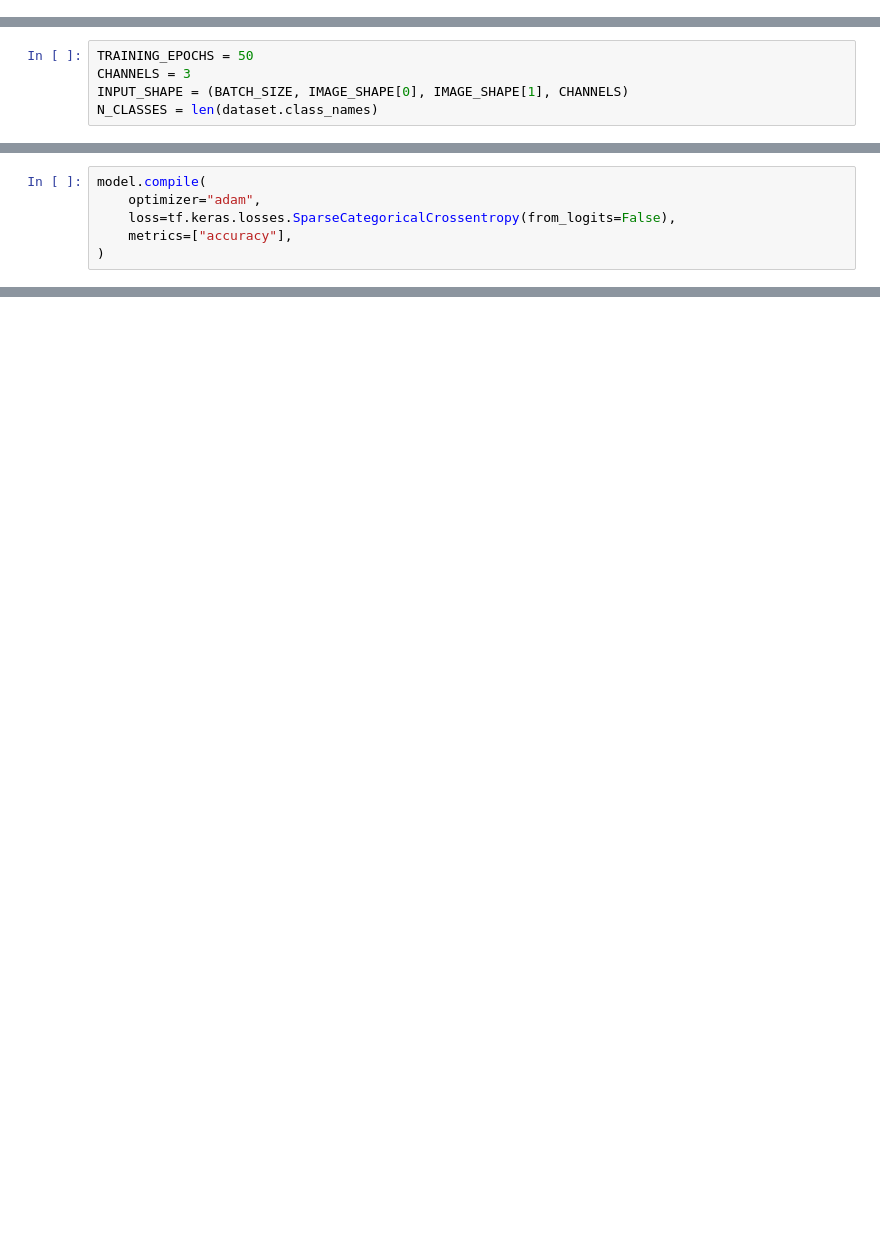
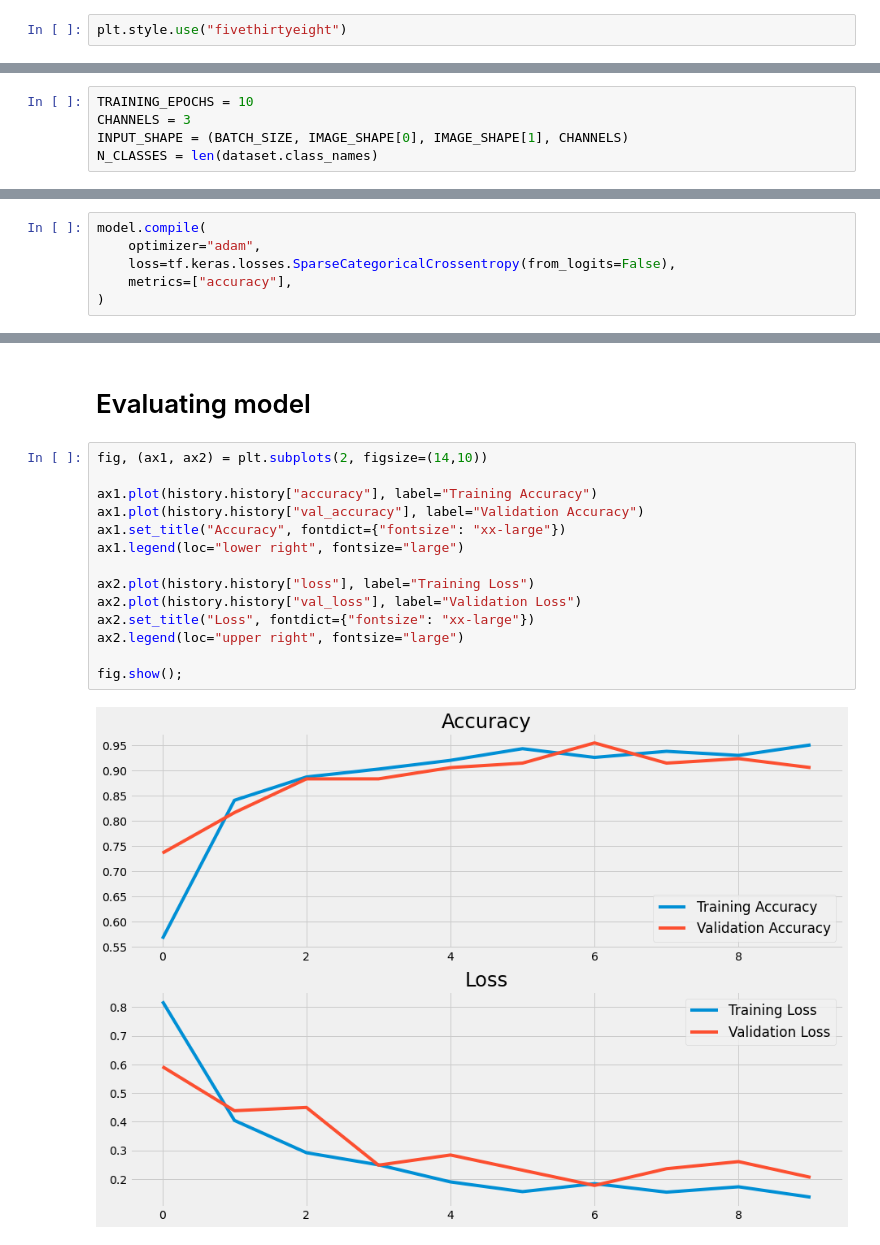
Before and after one commit to Korkmatik/DataScience, a Jupyter notebook: Projects/PotatoDiseaseClassification/Training.ipynb, the cells around one changed output, grey strips where cells are left out. Cells and saved outputs as stored; diff of their text form; blank space fills up the shorter version.

Commit message:
Potatoe Diesease Classifier Model trained, evaluated and exported

```diff
--- a/Projects/PotatoDiseaseClassification/Training.ipynb
+++ b/Projects/PotatoDiseaseClassification/Training.ipynb
@@ -2,6 +2,8 @@
 import tensorflow as tf
 from tensorflow.keras import models, layers
 import matplotlib.pyplot as plt
+# %%
+plt.style.use("fivethirtyeight")
 # %%
 IMAGE_SHAPE = (256, 256)
 BATCH_SIZE = 32
@@ -93,7 +95,7 @@ data_augmentation = tf.keras.Sequential([
 # %% [markdown]
 # Training
 # %%
-TRAINING_EPOCHS = 50
+TRAINING_EPOCHS = 10
 CHANNELS = 3
 INPUT_SHAPE = (BATCH_SIZE, IMAGE_SHAPE[0], IMAGE_SHAPE[1], CHANNELS)
 N_CLASSES = len(dataset.class_names)
@@ -157,0 +181,18 @@ KeyboardInterrupt:
+# %% [markdown]
+# Evaluating model
+# %%
+fig, (ax1, ax2) = plt.subplots(2, figsize=(14,10))
+
+ax1.plot(history.history["accuracy"], label="Training Accuracy")
+ax1.plot(history.history["val_accuracy"], label="Validation Accuracy")
+ax1.set_title("Accuracy", fontdict={"fontsize": "xx-large"})
+ax1.legend(loc="lower right", fontsize="large")
+
+ax2.plot(history.history["loss"], label="Training Loss")
+ax2.plot(history.history["val_loss"], label="Validation Loss")
+ax2.set_title("Loss", fontdict={"fontsize": "xx-large"})
+ax2.legend(loc="upper right", fontsize="large")
+
+fig.show();
+# %% [output]
+[figure, added]
```
Also changed, not shown: parts of 8 cells of this notebook, 4 other files.
